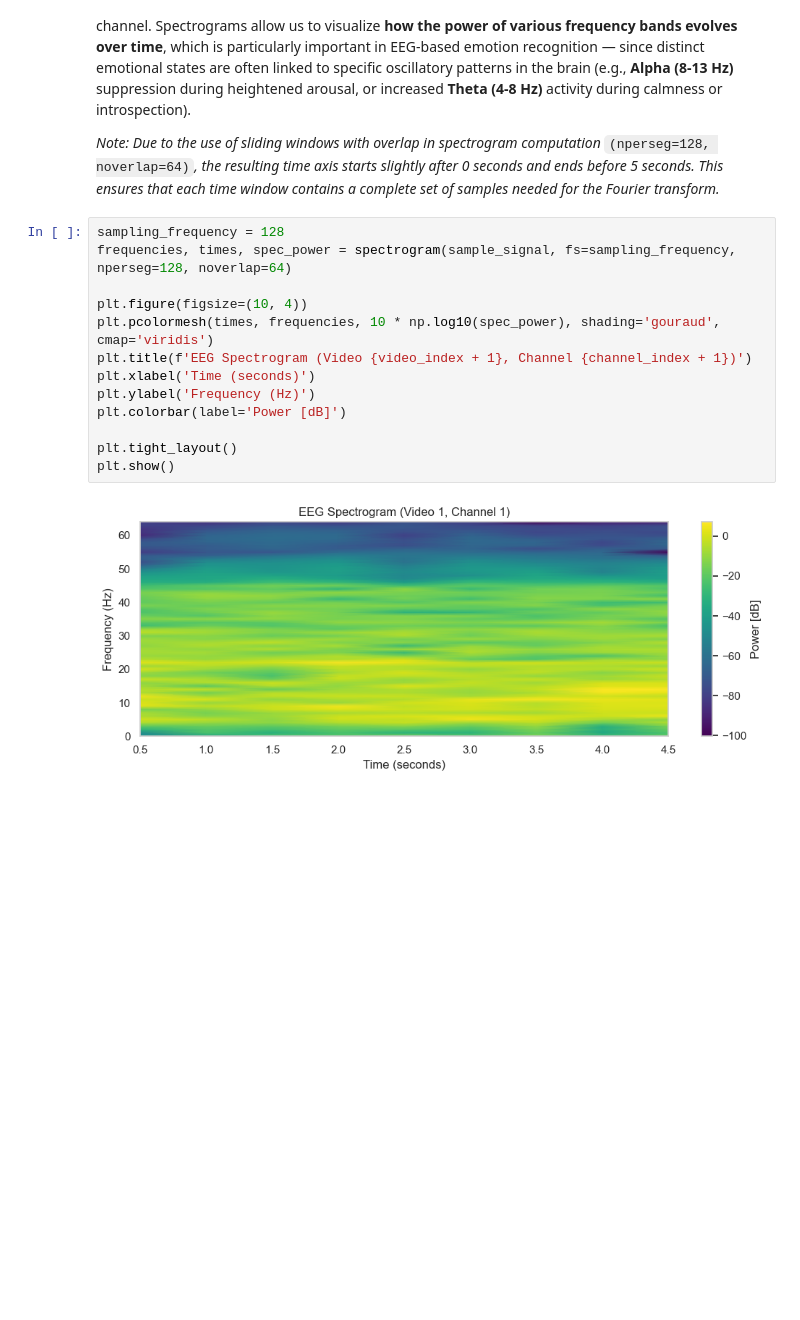
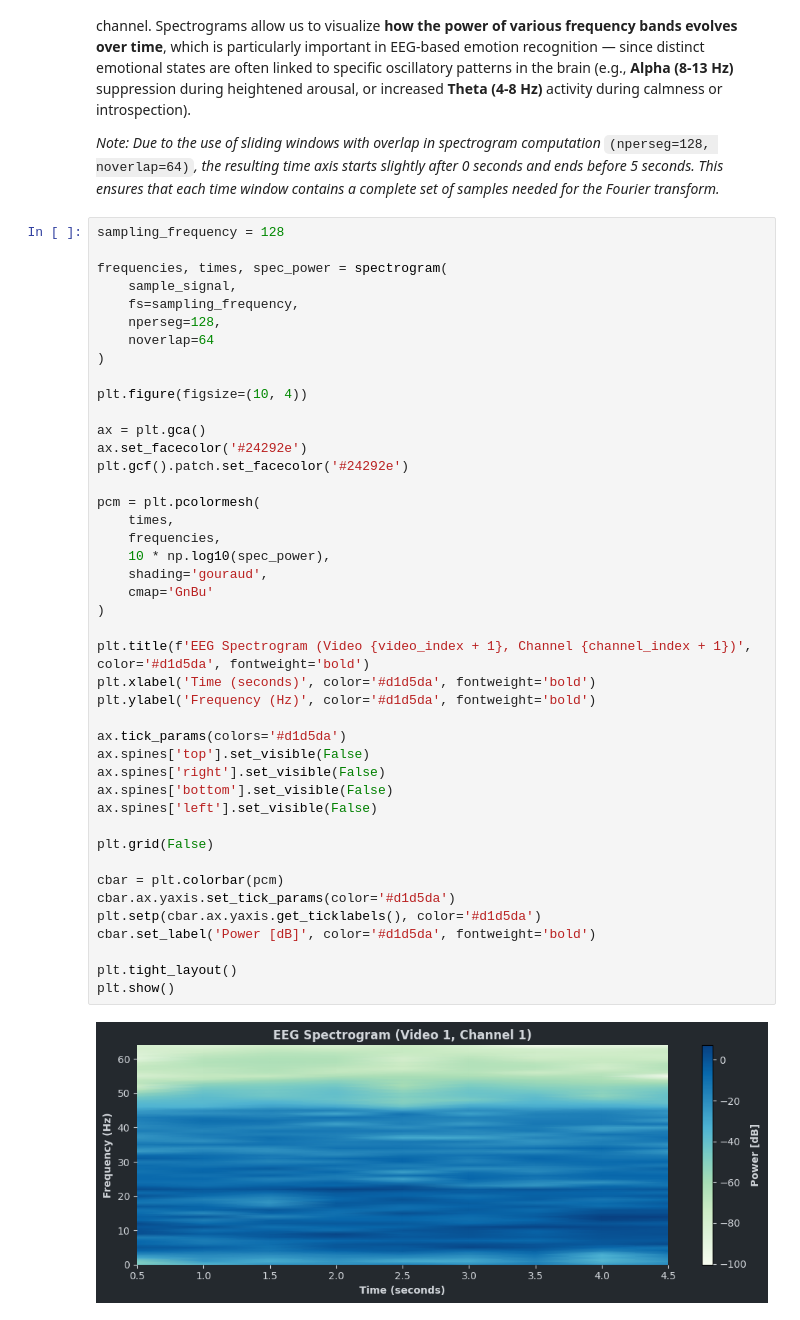
Before and after one commit to michal-owsiak/eeg-emotion-recognition-cnn, a Jupyter notebook: index.ipynb, the cells around one changed output. Cells and saved outputs as stored; diff of their text form; blank space fills up the shorter version.

Commit message:
plots updated

```diff
--- a/index.ipynb
+++ b/index.ipynb
@@ -133,16 +143,46 @@ To better understand the temporal dynamics of these frequency components, using
 *Due to the use of sliding windows with overlap in spectrogram computation* `(nperseg=128, noverlap=64)`*, the resulting time axis starts slightly after 0 seconds and ends before 5 seconds. This ensures that each time window contains a complete set of samples needed for the Fourier transform.*
 # %%
 sampling_frequency = 128
-frequencies, times, spec_power = spectrogram(sample_signal, fs=sampling_frequency, nperseg=128, noverlap=64)
+
+frequencies, times, spec_power = spectrogram(
+    sample_signal,
+    fs=sampling_frequency,
+    nperseg=128,
+    noverlap=64
+)
 
 plt.figure(figsize=(10, 4))
-plt.pcolormesh(times, frequencies, 10 * np.log10(spec_power), shading='gouraud', cmap='viridis')
-plt.title(f'EEG Spectrogram (Video {video_index + 1}, Channel {channel_index + 1})')
-plt.xlabel('Time (seconds)')
-plt.ylabel('Frequency (Hz)')
-plt.colorbar(label='Power [dB]')
+
+ax = plt.gca()
+ax.set_facecolor('#24292e')
+plt.gcf().patch.set_facecolor('#24292e')
+
+pcm = plt.pcolormesh(
+    times,
+    frequencies,
+    10 * np.log10(spec_power),
+    shading='gouraud',
+    cmap='GnBu'
+)
+
+plt.title(f'EEG Spectrogram (Video {video_index + 1}, Channel {channel_index + 1})', color='#d1d5da', fontweight='bold')
+plt.xlabel('Time (seconds)', color='#d1d5da', fontweight='bold')
+plt.ylabel('Frequency (Hz)', color='#d1d5da', fontweight='bold')
+
+ax.tick_params(colors='#d1d5da')
+ax.spines['top'].set_visible(False)
+ax.spines['right'].set_visible(False)
+ax.spines['bottom'].set_visible(False)
+ax.spines['left'].set_visible(False)
+
+plt.grid(False)
+
+cbar = plt.colorbar(pcm)
+cbar.ax.yaxis.set_tick_params(color='#d1d5da')
+plt.setp(cbar.ax.yaxis.get_ticklabels(), color='#d1d5da')
+cbar.set_label('Power [dB]', color='#d1d5da', fontweight='bold')
 
 plt.tight_layout()
 plt.show()
 # %% [output]
-[figure, old version]
+[figure, new version]
```
Also changed, not shown: parts of 3 cells of this notebook.
